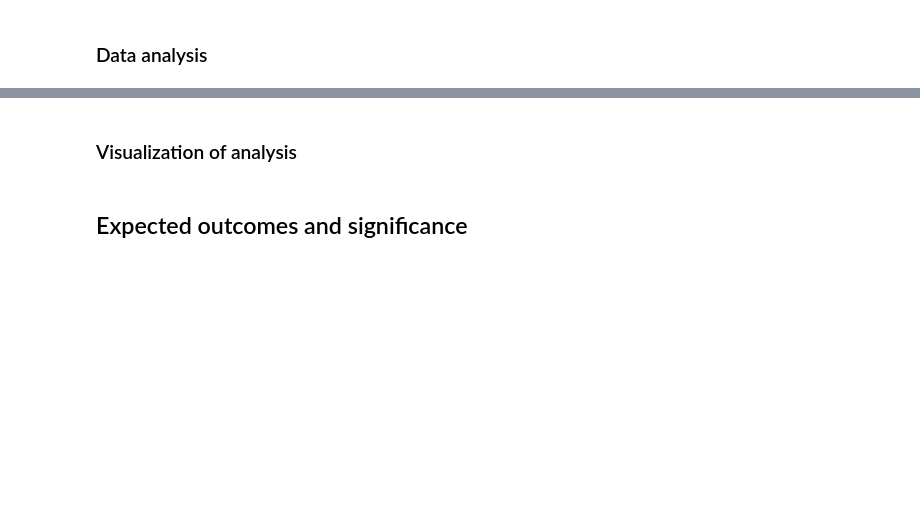
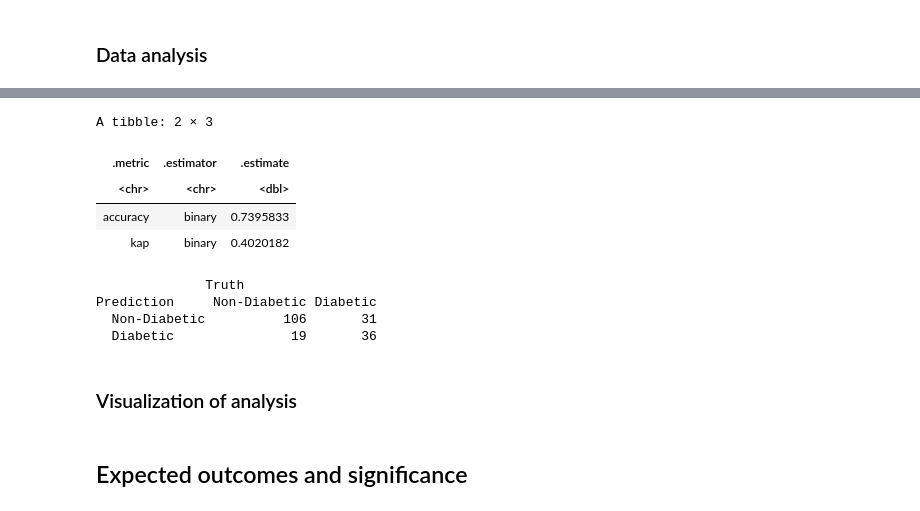
Before and after one commit to ktran003/dsci_100_project, a Jupyter notebook: project_report.ipynb, the cells around one changed output, grey strips where cells are left out. Saved outputs shown, nothing was run; the diff lists cells and outputs as text; code cells hidden in the pictures; blank space fills up the shorter version.

Commit message:
Finished the classification

```diff
--- a/project_report.ipynb
+++ b/project_report.ipynb
@@ -276,3 +279,57 @@ the model above visualizes the accuracy versus the number of predictors in the m
+# %%
+model_string_best <- accuracies |>
+    filter(accuracy==max(accuracy)) |>
+    select(model_string) |>
+    unlist()
+
+diabetes_recipe_best <- recipe(as.formula(model_string_best),
+                                data = diabetes_train) |>
+                          step_scale(all_predictors()) |>
+                          step_center(all_predictors())
+
+best_k <- workflow() |>
+    add_recipe(diabetes_recipe_best) |>
+    add_model(knn_spec) |>
+    tune_grid(resamples = diabetes_vfold, grid = 10) |>
+    collect_metrics() |>
+    filter(.metric == "accuracy") |>
+    filter(mean == max(mean)) |>
+    select(neighbors) |>
+    head(1) |>
+    unlist()
+
+knn_best_spec<- nearest_neighbor(weight_func = "rectangular", neighbors = best_k) |>
+     set_engine("kknn") |>
+     set_mode("classification")
+
+knn_best_fit <- workflow() |>
+    add_model(knn_best_spec) |>
+    add_recipe(diabetes_recipe_best) |>
+    fit(diabetes_train)
+
+diabetes_predictions <- knn_best_fit |>
+    predict(diabetes_test) |>
+    bind_cols(diabetes_test)
+
+diabetes_metrics <- diabetes_predictions |>
+    metrics(truth = Outcome, estimate= .pred_class)
+
+diabetes_metrics
+
+diabetes_conf_mat <- diabetes_predictions |>
+    conf_mat(truth = Outcome, estimate= .pred_class)
+
+diabetes_conf_mat
+# %% [output]
+A tibble: 2 × 3
+| .metric | .estimator | .estimate |
+| <chr> | <chr> | <dbl> |
+| accuracy | binary | 0.7395833 |
+| kap | binary | 0.4020182 |
+              Truth
+Prediction     Non-Diabetic Diabetic
+  Non-Diabetic          106       31
+  Diabetic               19       36
 # %% [markdown]
 ### Visualization of analysis
 # %% [markdown]
```
Also changed, not shown: parts of 6 cells of this notebook.
